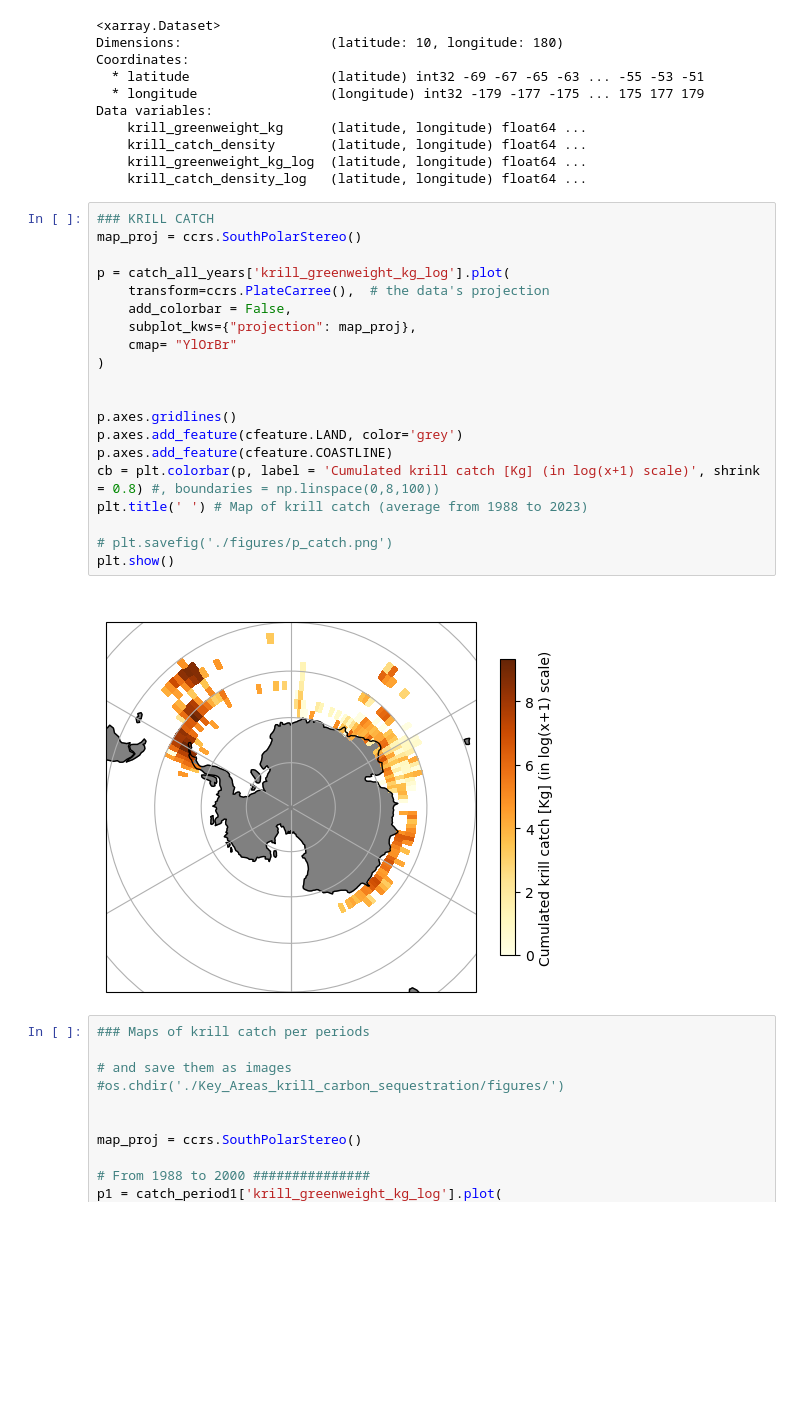
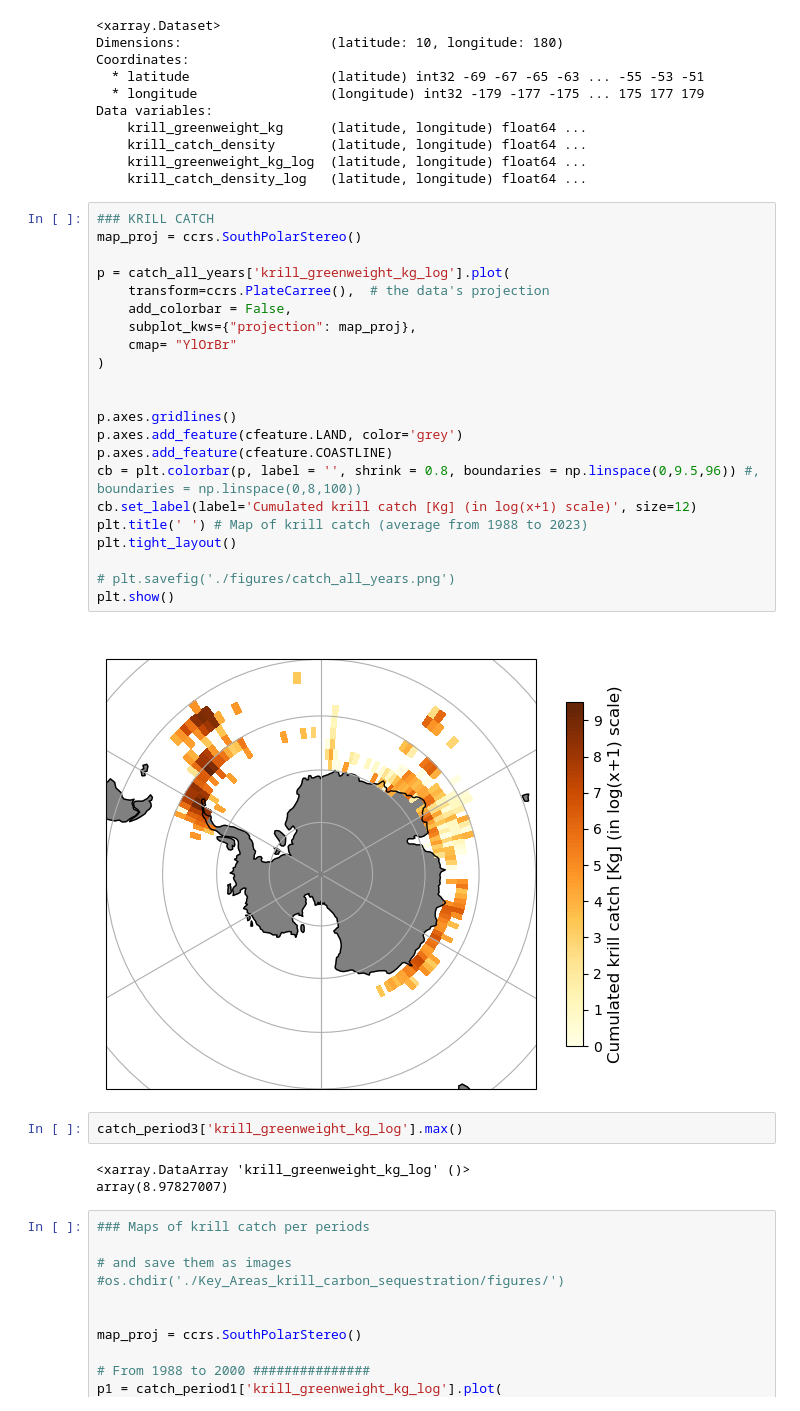
Before and after one commit to AnaelleDurfort/Key_Areas_krill_carbon_sequestration, a Jupyter notebook: 1_Data_exploration.ipynb, the cells around one changed output. Cells and saved outputs as stored; diff of their text form; blank space fills up the shorter version.

```diff
--- a/1_Data_exploration.ipynb
+++ b/1_Data_exploration.ipynb
@@ -381,25 +391,32 @@ Data variables:
 # %%
 ### KRILL CATCH
 map_proj = ccrs.SouthPolarStereo()
 
 p = catch_all_years['krill_greenweight_kg_log'].plot(
     transform=ccrs.PlateCarree(),  # the data's projection
     add_colorbar = False,
     subplot_kws={"projection": map_proj},
     cmap= "YlOrBr"
 )
 
 
 p.axes.gridlines()
 p.axes.add_feature(cfeature.LAND, color='grey')
 p.axes.add_feature(cfeature.COASTLINE)
-cb = plt.colorbar(p, label = 'Cumulated krill catch [Kg] (in log(x+1) scale)', shrink = 0.8) #, boundaries = np.linspace(0,8,100))
+cb = plt.colorbar(p, label = '', shrink = 0.8, boundaries = np.linspace(0,9.5,96)) #, boundaries = np.linspace(0,8,100))
+cb.set_label(label='Cumulated krill catch [Kg] (in log(x+1) scale)', size=12)
 plt.title(' ') # Map of krill catch (average from 1988 to 2023)
+plt.tight_layout()
 
-# plt.savefig('./figures/p_catch.png')
+# plt.savefig('./figures/catch_all_years.png')
 plt.show()
 # %% [output]
-[figure, old version]
+[figure, new version]
+# %%
+catch_period3['krill_greenweight_kg_log'].max()
+# %% [output]
+<xarray.DataArray 'krill_greenweight_kg_log' ()>
+array(8.97827007)
 # %%
 ### Maps of krill catch per periods
 
```
Also changed, not shown: parts of 9 cells of this notebook, 2 other files.
